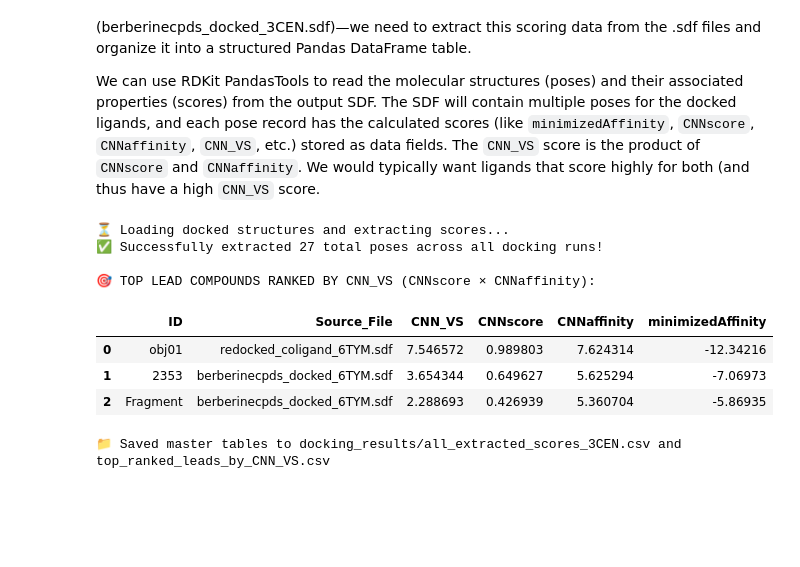
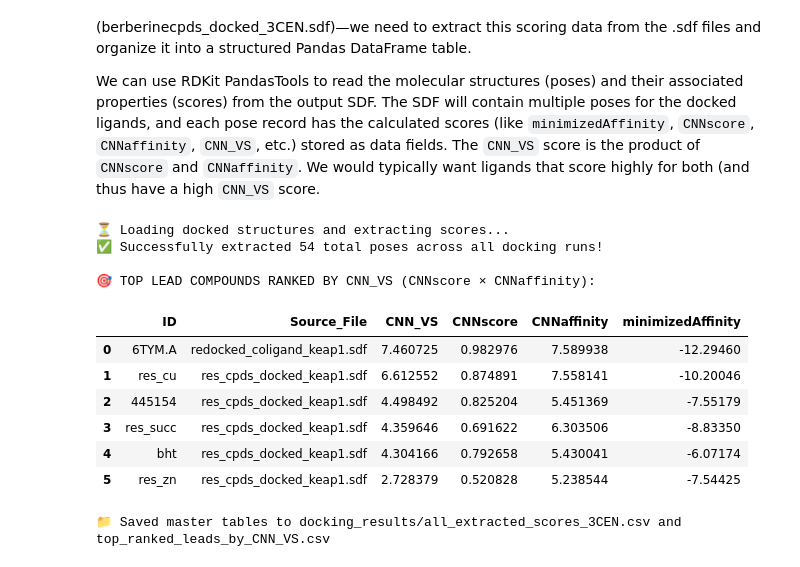
Before and after one commit to MazenSherif4/Docking_01, a Jupyter notebook: 04_Cheminfo_crash_course.ipynb, the cells around one changed output. Cells and saved outputs as stored; diff of their text form; code cells hidden in the pictures; blank space fills up the shorter version.

```diff
--- a/04_Cheminfo_crash_course.ipynb
+++ b/04_Cheminfo_crash_course.ipynb
@@ -432,10 +434,11 @@ from rdkit import RDLogger
 RDLogger.DisableLog('rdApp.*')
 
 # 1. Load the experimental reference crystal pose (with full sanitization)
-cognate = Chem.MolFromMolFile("docking_files/maoa/ligand_structures/coligand_corgyline.sdf")
+# FIXED: Changed directory from 'inos' to 'keap1'
+cognate = Chem.MolFromMolFile("docking_files/keap1/ligand_structures/coligand_keap1.sdf")
 
 # 2. Load docked poses without sanitization initially to bypass valence crashes
-raw_poses = Chem.SDMolSupplier("docking_results/redocked_coligand_2BXS.sdf", sanitize=False)
+raw_poses = Chem.SDMolSupplier("docking_results/redocked_coligand_keap1.sdf", sanitize=False)
 
 print("Pose #\tMatched Atoms\tTrue Full RMSD (Å)\tValidation Status")
 print("=" * 65)
@@ -598,8 +607,8 @@ score_columns = [
 
 # 3. Point to your specific project output files
 sdf_paths = [
-    "docking_results/redocked_coligand_2BXS.sdf",      # Your cognate crystal validation
-    "docking_results/berberinecpds_docked_2BXS.sdf",   # Your multi-ligand library screen
+    "docking_results/redocked_coligand_keap1.sdf",      # Your cognate crystal validation
+    "docking_results/res_cpds_docked_keap1.sdf",   # Your multi-ligand library screen
 ]
 
 df_list = []
@@ -642,35 +651,38 @@ if "CNN_VS" not in combo_df.columns or combo_df["CNN_VS"].isnull().all():
 print(f"✅ Successfully extracted {len(combo_df)} total poses across all docking runs!")
 
 # ==============================================================================
 # 🏆 CONSENSUS TRIAGE BY CNN_VS
 # Rank all poses by their CNN_VS product score (descending)
 # Keep only the #1 top-scoring pose per molecule ID
 # ==============================================================================
 
 top_leads = (
     combo_df.sort_values(by="CNN_VS", ascending=False)
     .drop_duplicates(subset=["ID"])
     .reset_index(drop=True)
 )
 
 print("\n🎯 TOP LEAD COMPOUNDS RANKED BY CNN_VS (CNNscore × CNNaffinity):")
 display_cols = ["ID", "Source_File", "CNN_VS", "CNNscore", "CNNaffinity", "minimizedAffinity"]
 available_cols = [col for col in display_cols if col in top_leads.columns]
 display(top_leads[available_cols].head(15))
 
 # Export the master extracted score table to CSV
 combo_df.to_csv("docking_results/all_extracted_scores_3CEN.csv", index=False)
 top_leads.to_csv("docking_results/top_ranked_leads_by_CNN_VS.csv", index=False)
 print("\n📁 Saved master tables to docking_results/all_extracted_scores_3CEN.csv and top_ranked_leads_by_CNN_VS.csv")
 
 RDLogger.EnableLog('rdApp.warning')
 # %% [output]
 ⏳ Loading docked structures and extracting scores...
-✅ Successfully extracted 27 total poses across all docking runs!
+✅ Successfully extracted 54 total poses across all docking runs!
 
 🎯 TOP LEAD COMPOUNDS RANKED BY CNN_VS (CNNscore × CNNaffinity):
 |  | ID | Source_File | CNN_VS | CNNscore | CNNaffinity | minimizedAffinity |
-| 0 | obj01 | redocked_coligand_6TYM.sdf | 7.546572 | 0.989803 | 7.624314 | -12.34216 |
-| 1 | 2353 | berberinecpds_docked_6TYM.sdf | 3.654344 | 0.649627 | 5.625294 | -7.06973 |
-| 2 | Fragment | berberinecpds_docked_6TYM.sdf | 2.288693 | 0.426939 | 5.360704 | -5.86935 |
+| 0 | 6TYM.A | redocked_coligand_keap1.sdf | 7.460725 | 0.982976 | 7.589938 | -12.29460 |
+| 1 | res_cu | res_cpds_docked_keap1.sdf | 6.612552 | 0.874891 | 7.558141 | -10.20046 |
+| 2 | 445154 | res_cpds_docked_keap1.sdf | 4.498492 | 0.825204 | 5.451369 | -7.55179 |
+| 3 | res_succ | res_cpds_docked_keap1.sdf | 4.359646 | 0.691622 | 6.303506 | -8.83350 |
+| 4 | bht | res_cpds_docked_keap1.sdf | 4.304166 | 0.792658 | 5.430041 | -6.07174 |
+| 5 | res_zn | res_cpds_docked_keap1.sdf | 2.728379 | 0.520828 | 5.238544 | -7.54425 |
 📁 Saved master tables to docking_results/all_extracted_scores_3CEN.csv and top_ranked_leads_by_CNN_VS.csv
```
Also changed, not shown: parts of 14 cells of this notebook.
